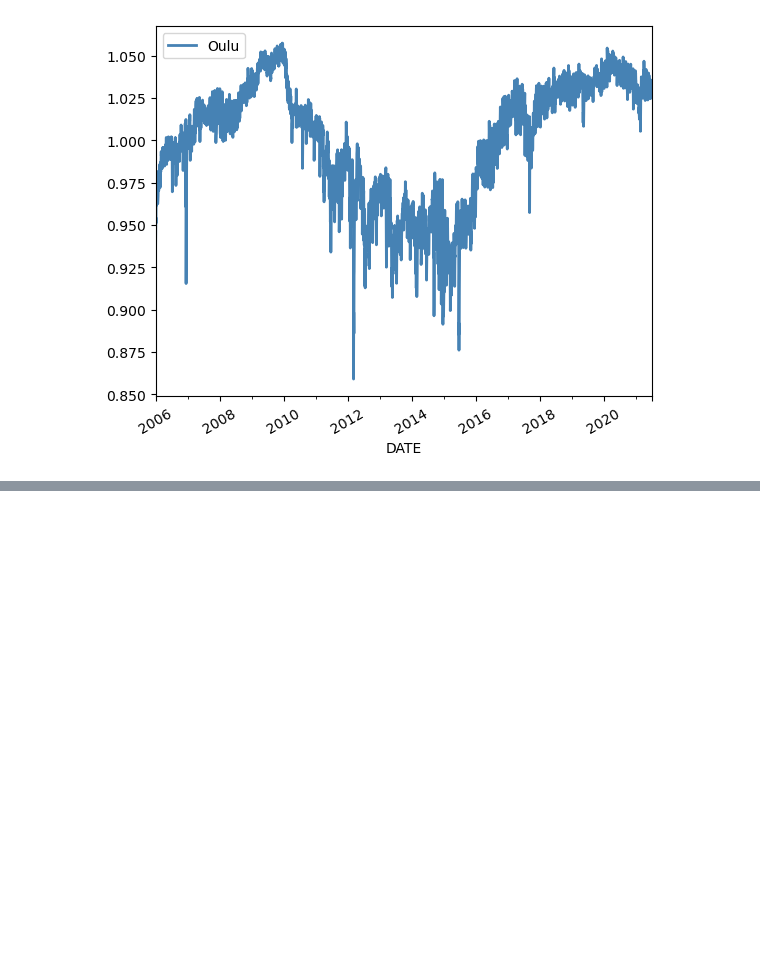
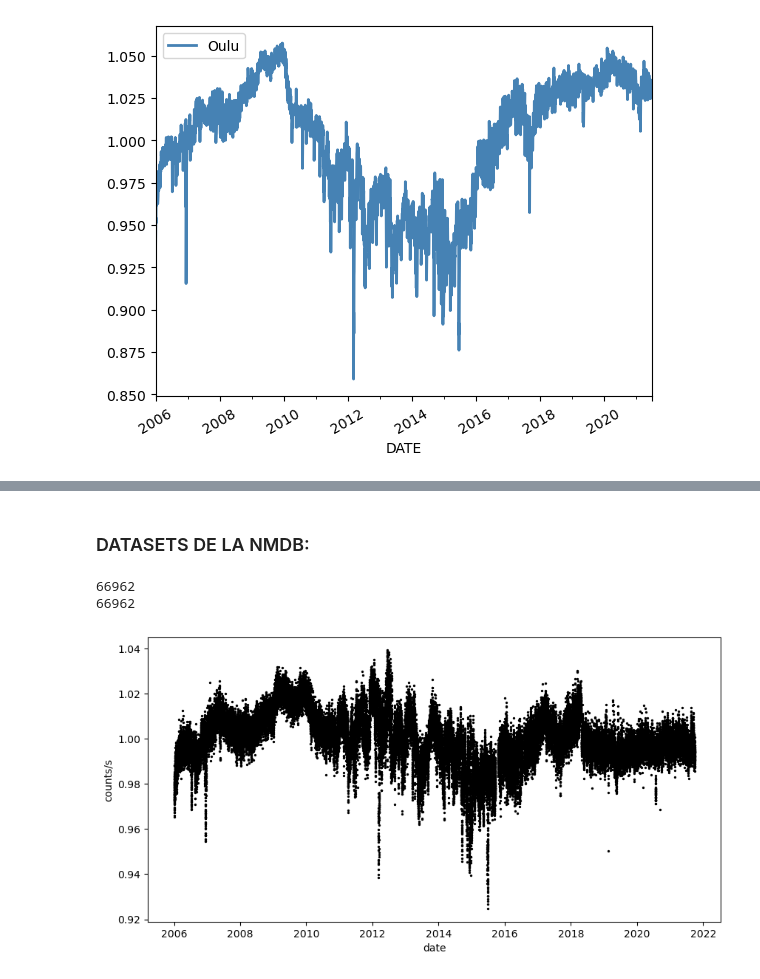
Before and after one commit to jennifergc/scaler_for_solar_analysis, a Jupyter notebook: 03_Neutron_Monitor_Comparison.ipynb, the cells around one changed output, grey strips where cells are left out. Drawn from its saved outputs; the diff is of its cells as text; code cells hidden in the pictures; blank space fills up the shorter version.

```diff
--- a/03_Neutron_Monitor_Comparison.ipynb
+++ b/03_Neutron_Monitor_Comparison.ipynb
@@ -302,0 +302,44 @@ cutfNM.plot(x='DATE',y='OULU',color='steelblue',rot=30,linewidth =2, label ="Oul
+# %% [markdown]
+### DATASETS DE LA NMDB:
+# %%
+skip_rows = [0,1,2,3,4,5,6,7,8,9,10,11,12,13,14,15,16,17,18,19,20,21,22,22,23]
+# %%
+def nmdb_clean(filename):
+    skip_rows = [0, 1, 2, 3, 4, 5, 6, 7, 8, 9, 10, 11, 12, 13, 14, 15, 16, 17, 18, 19, 20, 21, 22, 22, 23]
+    df = pd.read_csv(filename, delimiter=';', skiprows=skip_rows, header=None)
+    df.columns = ['date', 'counts/s']
+    df['date'] = pd.to_datetime(df['date'])
+    df['counts/s'] = df['counts/s'].astype('float64')
+    print(len(df))
+    columnas_numericas = df.columns[df.dtypes == 'float64']
+    promedios_df = df[columnas_numericas].mean()
+
+    # Normalizar cada columna dividiendo por su promedio
+    df[columnas_numericas] = df[columnas_numericas] / promedios_df
+
+    ################################## ELIMINANDO LOS EXCESOS
+
+    # Supongamos que tienes un DataFrame llamado df y deseas eliminar los excesos en la columna "counts/s"
+    # Define la columna objetivo
+    column_name = "counts/s"
+
+    # Calcula la media de la columna
+    mean = df[column_name].mean()
+
+    # Define un factor para determinar los valores que considerarás excesos
+    threshold = 0.1  # 20% por fuera de la media
+
+    # Reemplaza los valores que están por fuera del umbral por el valor medio
+    df[column_name] = np.where(abs(df[column_name] - mean) > threshold * mean, mean, df[column_name])
+
+    # Grafica el resultado
+    df.plot(kind='scatter', s=2, x='date', y='counts/s', figsize=(10, 5), color='black')
+    print(len(df))
+
+    return df
+# %%
+athenas = nmdb_clean('nm_data/athenas_NMDB.txt')
+# %% [output]
+66962
+66962
+[figure, added]
```
Also changed, not shown: parts of 26 cells of this notebook, 25 other files.
